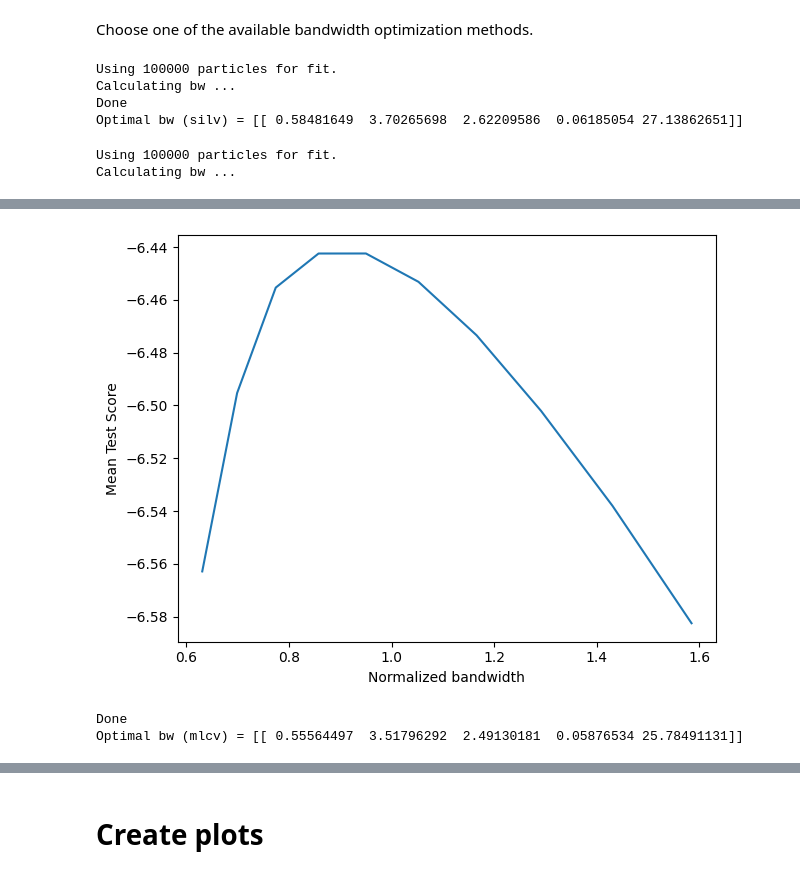
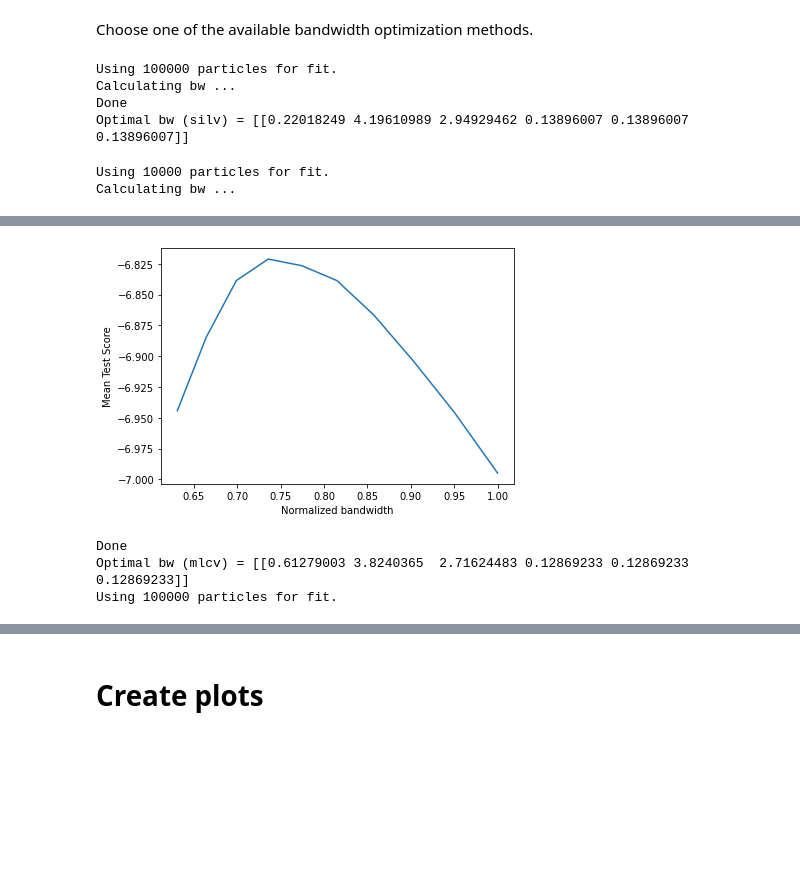
Before and after one commit to KDSource/KDSource, a Jupyter notebook: examples/Verification.ipynb, the cells around one changed output, grey strips where cells are left out. Saved outputs shown, nothing was run; the diff lists cells and outputs as text; code cells hidden in the pictures; blank space fills up the shorter version.

```diff
--- a/examples/Verification.ipynb
+++ b/examples/Verification.ipynb
@@ -82,6 +89,7 @@ The specific distributions for each variable are described as follows:
 # %%
 import numpy as np
 import ksource as ks
+import mcpl
 
 N = int(1E5) # Size of particle list
 
@@ -119,8 +127,8 @@ sigma_w = 0.1
 ws = np.random.normal(1, sigma_w, N)
 
 ssvfile = "samples.ssv"
-ks.savessv(pt, parts, ws, ssvfile)         # Save as SSV file
-mcplfile = ks.convert2mcpl(ssvfile, "ssv") # Convert to MCPL
+ks.savessv(pt, parts, ws, ssvfile)        # Save as SSV file
+samples = ks.convert2mcpl(ssvfile, "ssv") # Convert to MCPL
 # %% [output]
 Writing particles into SSV file...
 Done. All particles written into samples.ssv
@@ -132,11 +140,11 @@ Done. Created samples.mcpl.gz
 ## Create KSource
 # %%
 # PList: wrapper for MCPL file
-plist = ks.PList(mcplfile)
+plist = ks.PList(samples)
 # Geometry: define metrics for variables
 geom = ks.Geometry([ks.Lethargy(E0),
                     ks.SurfXY(),
-                    ks.PolarMu()])
+                    ks.Isotrop()])
 # Create KSource
 s = ks.KSource(plist, geom)
 # %% [output]
@@ -147,5 +156,12 @@ N = 100000
 # %% [markdown]
 ## Optimize bandwidth
+# %%
+# Give a little more importance to energy
+var_importance = [3,1,1,1,1,1]
+
+parts,ws = s.plist.get(N=-1)
+scaling = s.geom.std(parts=parts)
+scaling /= var_importance
 # %%
 # Number of particles to use for optimization.
 # A large number (1E5 or more) gives better bandwidths, but takes longer to
@@ -154,19 +170,19 @@ N = 1E5
 # %% [markdown]
 Choose one of the available bandwidth optimization methods.
 # %%
-# Silverman's Rule: Simple and fast method.
+# Method 1: Silverman's Rule: Simple and fast method.
 # BW is chosen based on only on the number of particles, and dimension of
 # geometry.
 
 s.bw_method = "silv"
-s.fit(N)
+s.fit(N, scaling=scaling)
 # %% [output]
 Using 100000 particles for fit.
 Calculating bw ...
 Done
-Optimal bw (silv) = [[ 0.58481649  3.70265698  2.62209586  0.06185054 27.13862651]]
+Optimal bw (silv) = [[0.22018249 4.19610989 2.94929462 0.13896007 0.13896007 0.13896007]]
 # %%
-# Non-adaptive Maximum Likelihood Cross-Validation:
+# Method 2: Non-adaptive Maximum Likelihood Cross-Validation:
 # Creates a grid of non-adaptive bandwidths and evaluates the
 # cross-validation scores on each one, which is an indicator of the
 # quality of the estimation. Selects the bandwidth that optimizes
@@ -174,8 +190,16 @@ Optimal bw (silv) = [[ 0.58481649  3.70265698  2.62209586  0.06185054 27.1386265
 
 s.bw_method = "mlcv"
 seed = None # Default: Use the Silverman's Rule as seed
-grid = np.logspace(-0.2,0.2,10)
-s.fit(N, seed=seed, grid=grid)
+grid = np.logspace(-0.2,0,10)
+
+N_cv = int(1E4) # Use a smaller N to reduce computation times
+s.fit(N_cv, seed=seed, grid=grid)
+
+bw = s.kde.bw
+dim = s.geom.dim
+bw *= ks.bw_silv(dim,N)/ks.bw_silv(dim,N_cv) # Apply Silverman factor
+s = ks.KSource(plist, geom, bw=bw) # Create new KSource with adapted BW
+s.fit(N=N, scaling=scaling)
 # %% [output]
-Using 100000 particles for fit.
+Using 10000 particles for fit.
 Calculating bw ...
@@ -187,4 +210,5 @@ Calculating bw ...
-[figure, old version]
+[figure, new version]
 Done
-Optimal bw (mlcv) = [[ 0.55564497  3.51796292  2.49130181  0.05876534 25.78491131]]
+Optimal bw (mlcv) = [[0.61279003 3.8240365  2.71624483 0.12869233 0.12869233 0.12869233]]
+Using 100000 particles for fit.
 # %%
```
Also changed, not shown: parts of 29 cells of this notebook, 1 other file.
